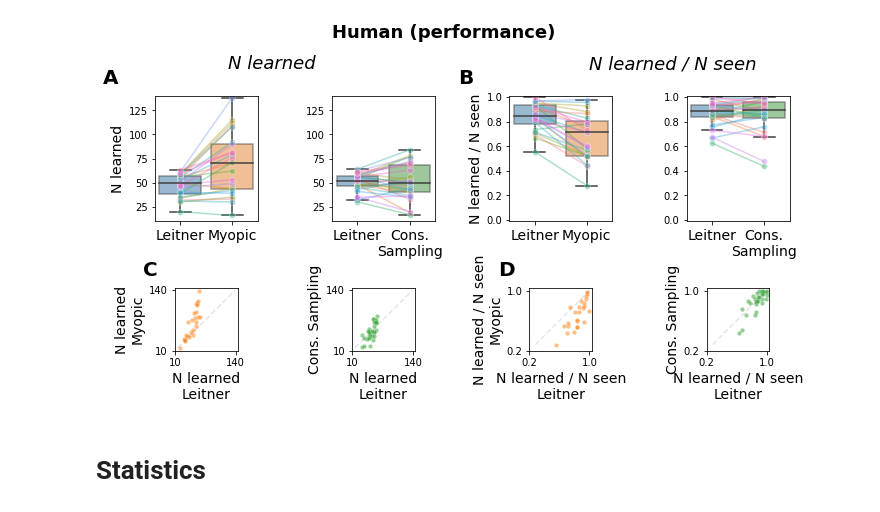
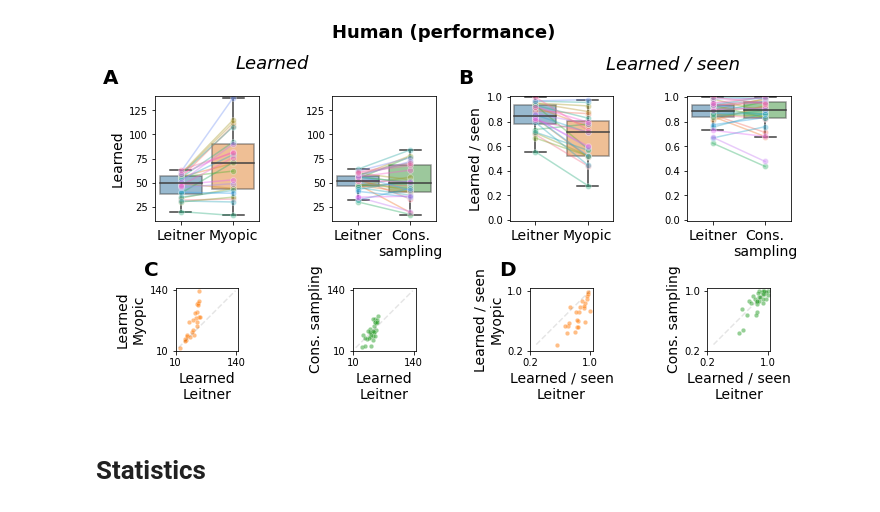
Before and after one commit to AurelienNioche/ActiveTeachingModel, a Jupyter notebook: figure4.ipynb, the cells around one changed output. Cells and saved outputs as stored; diff of their text form; code cells hidden in the pictures.

```diff
--- a/figure4.ipynb
+++ b/figure4.ipynb
@@ -84,7 +84,7 @@ def scatter_n_learnt_n_seen(data, active, ax, x_label, y_label, fontsize_label):
 def boxplot(df, data_type, ylabel, axes, ylim, fontsize_label):
 
     color_dic = {"leitner": "C0", "threshold": "C1", "forward": "C2"}
-    teacher_names = {"forward": "Cons.\nSampling",
+    teacher_names = {"forward": "Cons.\nsampling",
                      "leitner": "Leitner",
                      "threshold": "Myopic"}
 
@@ -165,69 +165,69 @@ axes = [fig.add_subplot(gs[i, j]) for (i, j) in list(it.product(range(2), range(
 
 boxplot(df=df, axes=(axes[0], axes[1]),
         data_type="n_learnt",
-        ylabel="N learned",
+        ylabel="Learned",
         ylim=(rounddown(min_v, base=10), roundup(max_v, base=10)),
         fontsize_label=fontsize_label_boxplot)
 
 boxplot(df=df, axes=(axes[2], axes[3]),
         data_type="ratio",
-        ylabel="N learned / N seen",
+        ylabel="Learned / seen",
         ylim=(-0.01, 1.01),
         fontsize_label=fontsize_label_boxplot)
 
 scatter_n_learnt(data=df,
                  active="threshold",
-                 x_label="N learned\nLeitner",
-                 y_label="N learned\nMyopic",
+                 x_label="Learned\nLeitner",
+                 y_label="Learned\nMyopic",
                  ax=axes[4],
                  fontsize_label=fontsize_label_scatter)
 
 scatter_n_learnt(data=df,
                  active="forward",
-                 x_label="N learned\nLeitner",
-                 y_label="Cons. Sampling",
+                 x_label="Learned\nLeitner",
+                 y_label="Cons. sampling",
                  ax=axes[5],
                  fontsize_label=fontsize_label_scatter)
 
 scatter_n_learnt_n_seen(data=df,
                         active="threshold",
-                        x_label="N learned / N seen\nLeitner",
-                        y_label="N learned / N seen\nMyopic",
+                        x_label="Learned / seen\nLeitner",
+                        y_label="Learned / seen\nMyopic",
                         ax=axes[6],
                         fontsize_label=fontsize_label_scatter)
 
 scatter_n_learnt_n_seen(data=df,
                         active="forward",
-                        x_label="N learned / N seen\nLeitner",
-                        y_label="Cons. Sampling",
+                        x_label="Learned / seen\nLeitner",
+                        y_label="Cons. sampling",
                         ax=axes[7],
                         fontsize_label=fontsize_label_scatter)
 
 
 # Add letters
 for i, ax_idx in enumerate((0, 2)):
     axes[ax_idx].text(-0.5, 1.1, ascii_uppercase[i],
                  transform=axes[ax_idx].transAxes, size=fontsize_letter, weight='bold')
 for i, ax_idx in enumerate((4, 6)):
     axes[ax_idx].text(-0.5, 1.2, ascii_uppercase[i+2],
                  transform=axes[ax_idx].transAxes, size=fontsize_letter, weight='bold')
 
 # Add subtitles
-subtitles = "N learned\n", "N learned / N seen\n"
+subtitles = "Learned\n", "Learned / seen\n"
 
 gs = gridspec.GridSpec(1, 2)
 axes = [fig.add_subplot(gs[i]) for i in range(2)]
 for i in range(2):
     ax = axes[i]
     ax.set_axis_off()
     ax.set_title(subtitles[i], fontsize=fontsize_subtitle, fontstyle="italic")
 
 plt.tight_layout() # rect=[0, 0, 1, 1])
 
 plt.savefig(os.path.join(fig_folder, f"fig4.png"), dpi=300)
 plt.savefig(os.path.join(fig_folder, f"fig4.pdf"))
 # %% [output]
-[figure, old version]
+[figure, new version]
 # %% [markdown]
 # Statistics
 # %%
```
Also changed, not shown: 3 other files.
